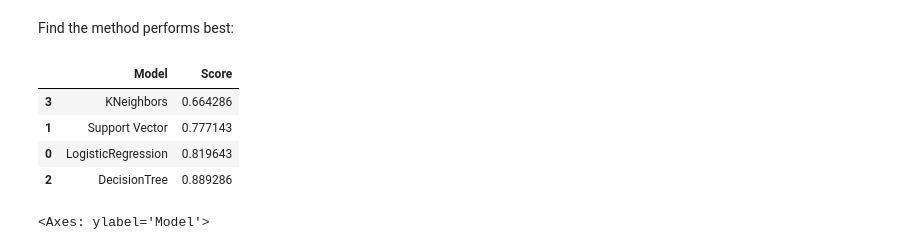
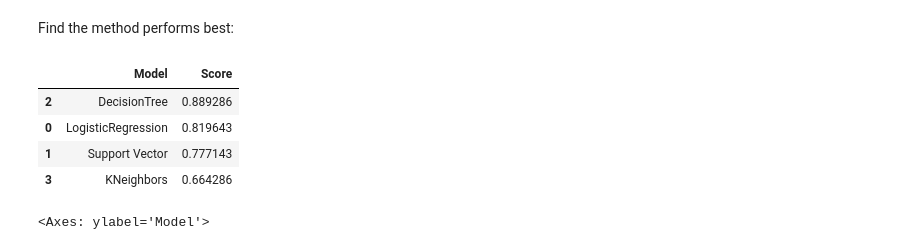
Before and after one commit to rksin8/IBM-Applied-Data-Science-Capstone, a Jupyter notebook: SpaceX_Machine Learning Prediction.ipynb, the cells around one changed output. Drawn from its saved outputs; the diff is of its cells as text; code cells hidden in the pictures.

```diff
--- a/SpaceX_Machine Learning Prediction.ipynb
+++ b/SpaceX_Machine Learning Prediction.ipynb
@@ -397,17 +397,17 @@ Find the method performs best:
 # %%
 # Best model SVM  eith accuracy score 0.8333333333333334 on test data
 model_df = pd.DataFrame(
     data={ "Model": ["LogisticRegression","Support Vector","DecisionTree","KNeighbors"],
       "Score": [logreg_cv.best_score_,svm_cv.best_score_, tree_cv.best_score_, knn_cv.best_score_]
       })
 
-model_df.sort_values(by="Score")
+model_df.sort_values(by="Score", ascending=False)
 # %% [output]
 |  | Model | Score |
+| 2 | DecisionTree | 0.889286 |
+| 0 | LogisticRegression | 0.819643 |
+| 1 | Support Vector | 0.777143 |
 | 3 | KNeighbors | 0.664286 |
-| 1 | Support Vector | 0.777143 |
-| 0 | LogisticRegression | 0.819643 |
-| 2 | DecisionTree | 0.889286 |
 # %%
 sns.set_theme(rc={'figure.figsize':(11.7,8.27)})
 # %%
```
